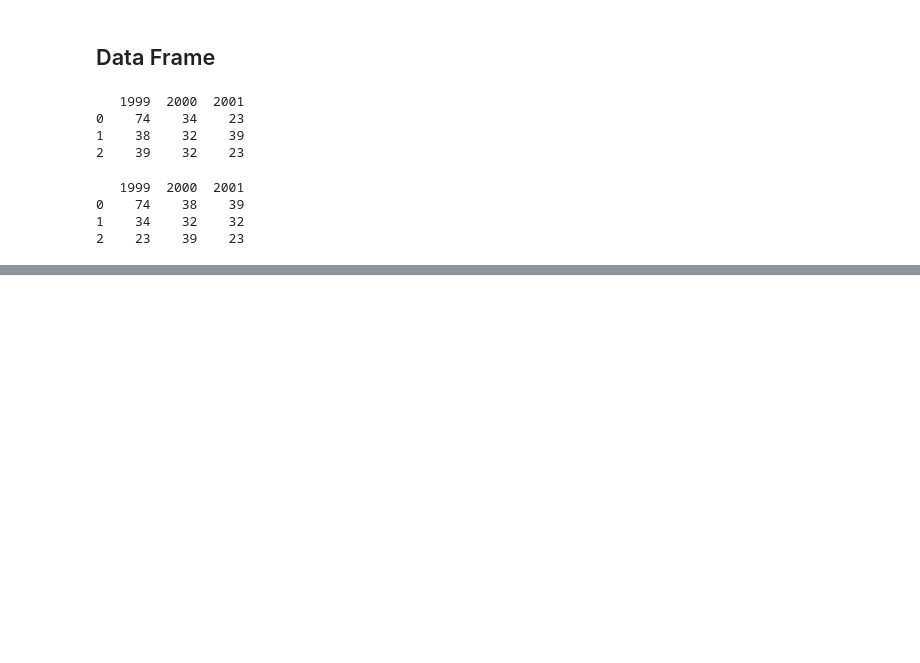
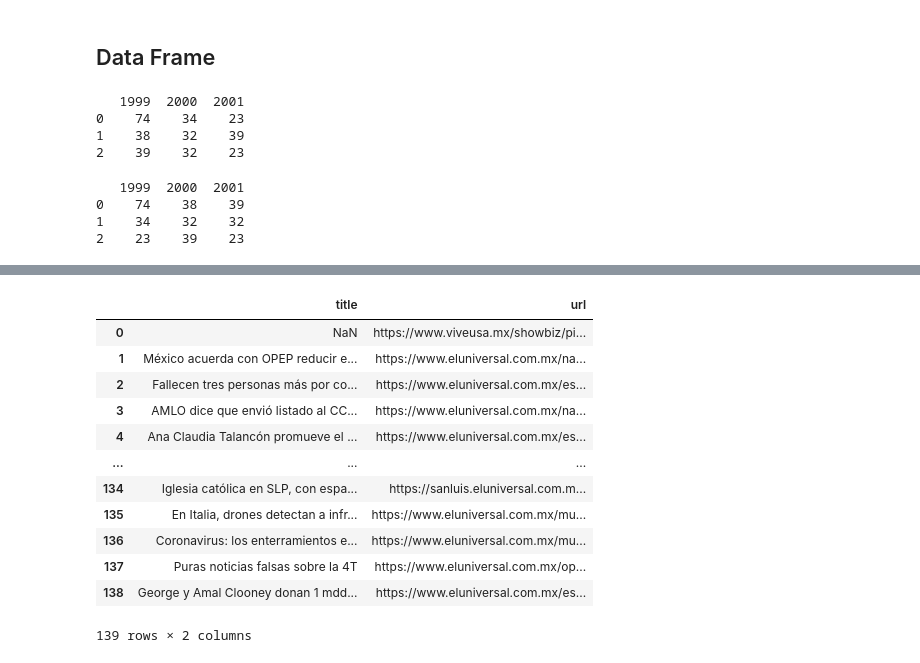
Before and after one commit to Luisehica/Data_Engineering, a Jupyter notebook: Intro Pandas.ipynb, the cells around one changed output, grey strips where cells are left out. Drawn from its saved outputs; the diff is of its cells as text; code cells hidden in the pictures; blank space fills up the shorter version.

```diff
--- a/Intro Pandas.ipynb
+++ b/Intro Pandas.ipynb
@@ -51,0 +85,16 @@ UnicodeDecodeError: 'utf-8' codec can't decode byte 0xed in position 63: invalid
+# %%
+el_universal[['title', 'url']]
+# %% [output]
+|  | title | url |
+| 0 | NaN | https://www.viveusa.mx/showbiz/pi... |
+| 1 | México acuerda con OPEP reducir e... | https://www.eluniversal.com.mx/na... |
+| 2 | Fallecen tres personas más por co... | https://www.eluniversal.com.mx/es... |
+| 3 | AMLO dice que envió listado al CC... | https://www.eluniversal.com.mx/na... |
+| 4 | Ana Claudia Talancón promueve el ... | https://www.eluniversal.com.mx/es... |
+| ... | ... | ... |
+| 134 | Iglesia católica en SLP, con espa... | https://sanluis.eluniversal.com.m... |
+| 135 | En Italia, drones detectan a infr... | https://www.eluniversal.com.mx/mu... |
+| 136 | Coronavirus: los enterramientos e... | https://www.eluniversal.com.mx/mu... |
+| 137 | Puras noticias falsas sobre la 4T | https://www.eluniversal.com.mx/op... |
+| 138 | George y Amal Clooney donan 1 mdd... | https://www.eluniversal.com.mx/es... |
+139 rows × 2 columns
```
Also changed, not shown: parts of 11 cells of this notebook, 2 other files.
